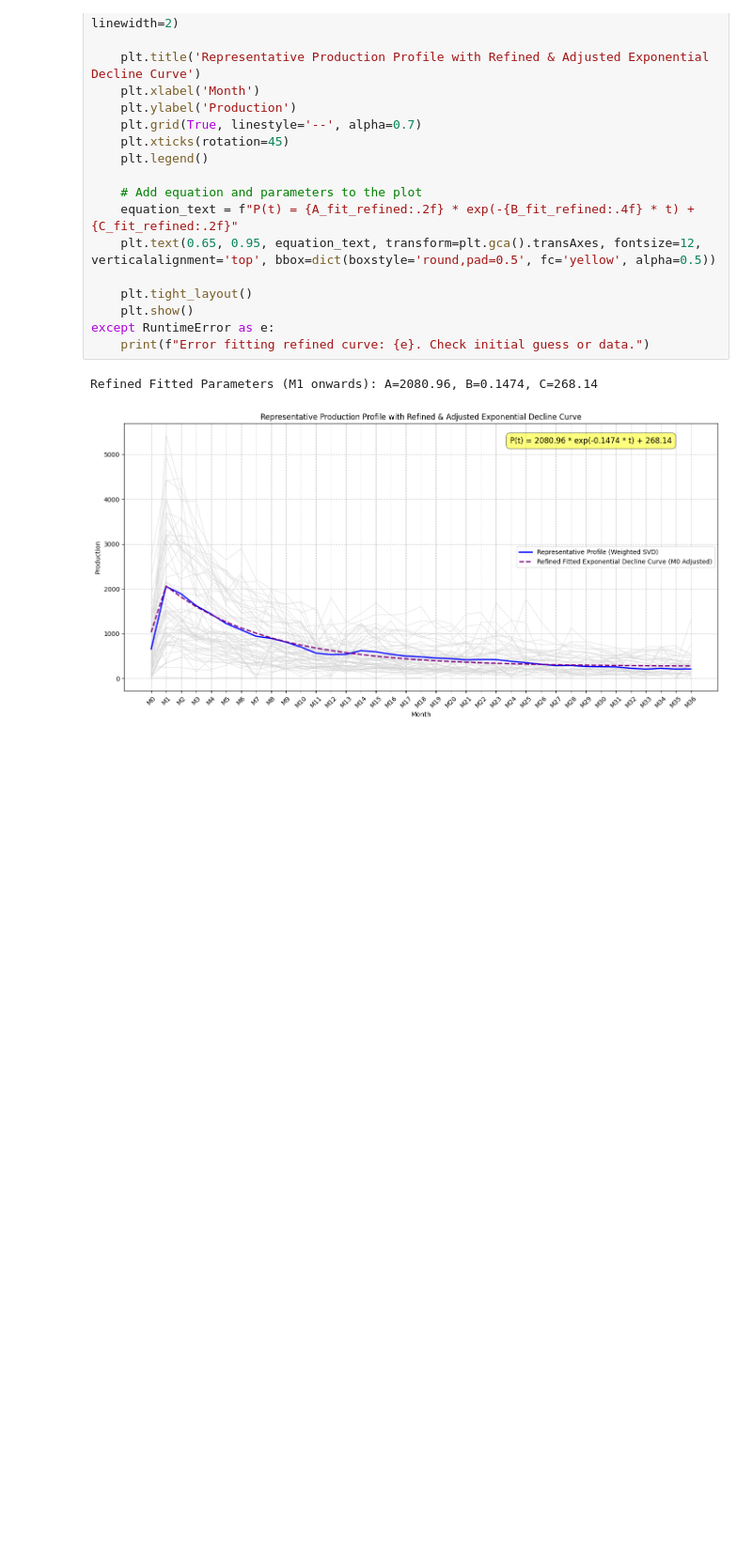
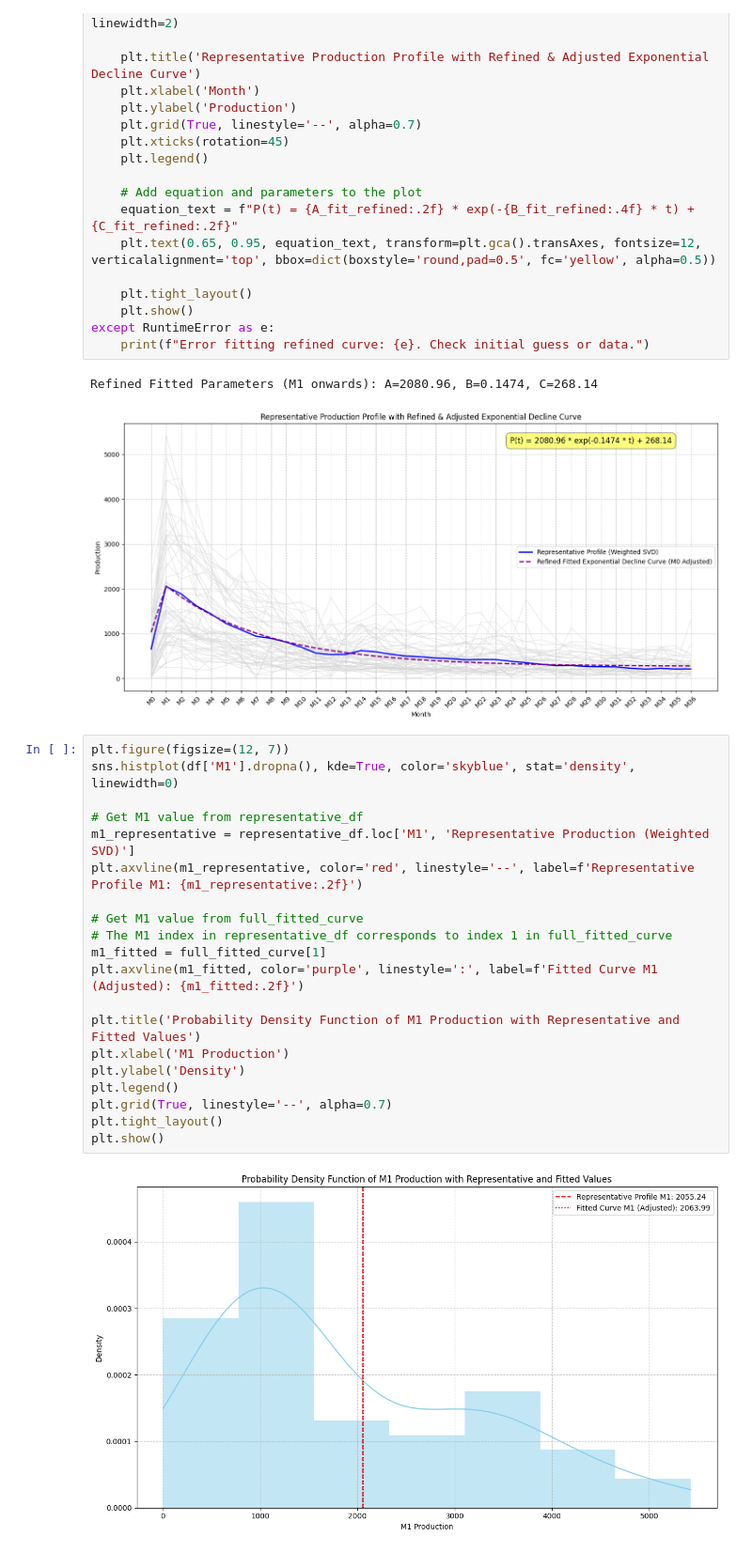
Before and after one commit to JozefSL/pyNotes, a Jupyter notebook: SVD/RegionA_declineCurve.ipynb, the cells around one changed output. Shown at 94% size. Drawn from its saved outputs; the diff is of its cells as text; blank space fills up the shorter version.

```diff
--- a/SVD/RegionA_declineCurve.ipynb
+++ b/SVD/RegionA_declineCurve.ipynb
@@ -306,3 +306,25 @@ except RuntimeError as e:
 # %% [output]
 Refined Fitted Parameters (M1 onwards): A=2080.96, B=0.1474, C=268.14
 [figure]
+# %%
+plt.figure(figsize=(12, 7))
+sns.histplot(df['M1'].dropna(), kde=True, color='skyblue', stat='density', linewidth=0)
+
+# Get M1 value from representative_df
+m1_representative = representative_df.loc['M1', 'Representative Production (Weighted SVD)']
+plt.axvline(m1_representative, color='red', linestyle='--', label=f'Representative Profile M1: {m1_representative:.2f}')
+
+# Get M1 value from full_fitted_curve
+# The M1 index in representative_df corresponds to index 1 in full_fitted_curve
+m1_fitted = full_fitted_curve[1]
+plt.axvline(m1_fitted, color='purple', linestyle=':', label=f'Fitted Curve M1 (Adjusted): {m1_fitted:.2f}')
+
+plt.title('Probability Density Function of M1 Production with Representative and Fitted Values')
+plt.xlabel('M1 Production')
+plt.ylabel('Density')
+plt.legend()
+plt.grid(True, linestyle='--', alpha=0.7)
+plt.tight_layout()
+plt.show()
+# %% [output]
+[figure, added]
```
Also changed, not shown: parts of 1 cell of this notebook.
